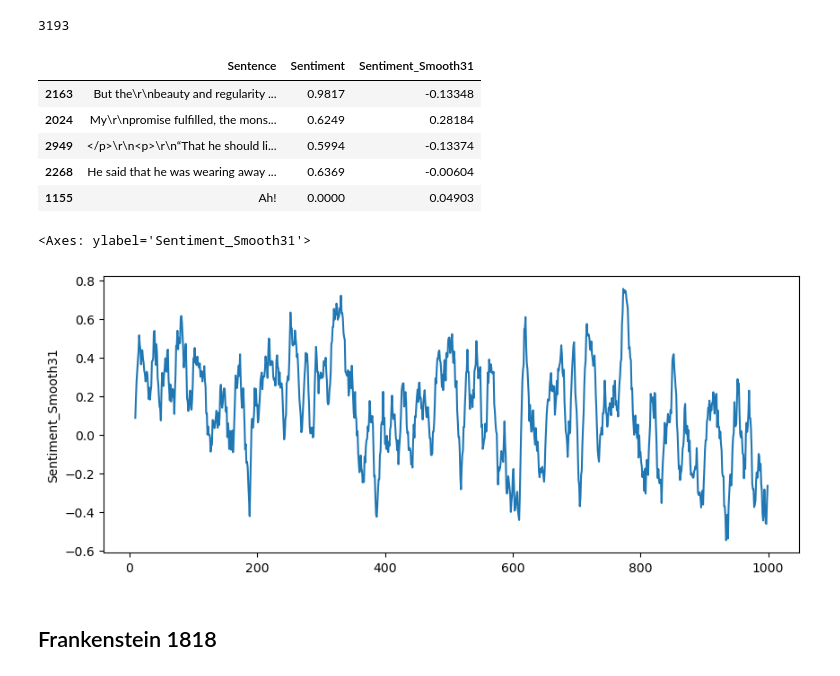
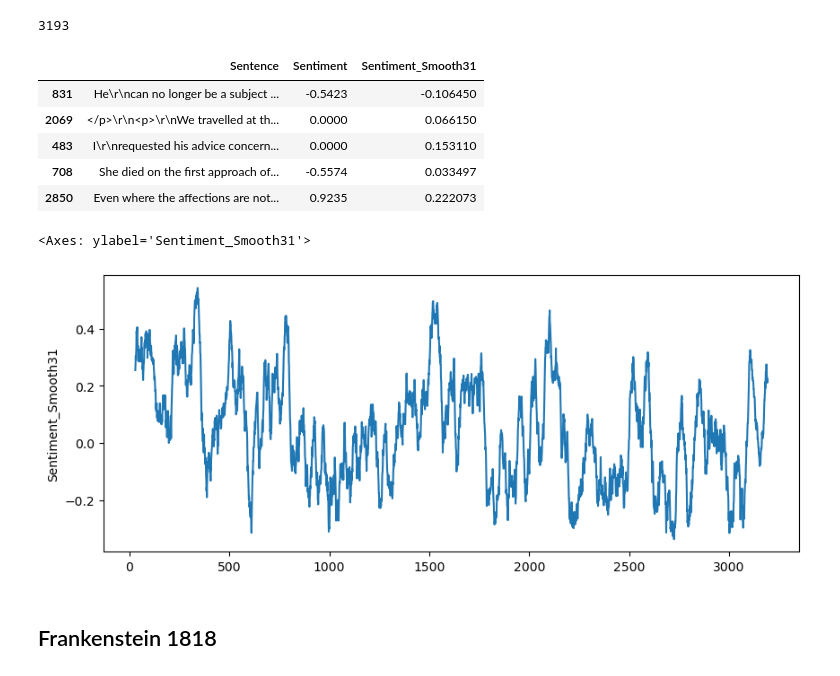
Before and after one commit to AndersVV/AV-projects-and-portfolio, a Jupyter notebook: frankenstein_nlp_comparison.ipynb, the cells around one changed output. Drawn from its saved outputs; the diff is of its cells as text; code cells hidden in the pictures.

```diff
--- a/frankenstein_nlp_comparison.ipynb
+++ b/frankenstein_nlp_comparison.ipynb
@@ -98,22 +100,22 @@ sentence_lev_df2 = pd.DataFrame(
      'Sentiment': sentence_lev_sent2}
 )
 
-sentence_lev_df2['Sentiment_Smooth31'] = sentence_lev_df2['Sentiment'].rolling(10).mean()
+sentence_lev_df2['Sentiment_Smooth31'] = sentence_lev_df2['Sentiment'].rolling(30).mean()
 
 sentence_lev_df2.sample(5)
 # %% [output]
 |  | Sentence | Sentiment | Sentiment_Smooth31 |
-| 2163 | But the\r\nbeauty and regularity ... | 0.9817 | -0.13348 |
-| 2024 | My\r\npromise fulfilled, the mons... | 0.6249 | 0.28184 |
-| 2949 | </p>\r\n<p>\r\n“That he should li... | 0.5994 | -0.13374 |
-| 2268 | He said that he was wearing away ... | 0.6369 | -0.00604 |
-| 1155 | Ah! | 0.0000 | 0.04903 |
+| 831 | He\r\ncan no longer be a subject ... | -0.5423 | -0.106450 |
+| 2069 | </p>\r\n<p>\r\nWe travelled at th... | 0.0000 | 0.066150 |
+| 483 | I\r\nrequested his advice concern... | 0.0000 | 0.153110 |
+| 708 | She died on the first approach of... | -0.5574 | 0.033497 |
+| 2850 | Even where the affections are not... | 0.9235 | 0.222073 |
 # %%
 plt.figure(figsize=(10, 4))
-sns.lineplot(x=sentence_lev_df2.index.to_list()[:1000], y='Sentiment_Smooth31', data=sentence_lev_df2.iloc[:1000])
+sns.lineplot(x=sentence_lev_df2.index.to_list()[:1000000], y='Sentiment_Smooth31', data=sentence_lev_df2.iloc[:1000000])
 # %% [output]
 <Axes: ylabel='Sentiment_Smooth31'>
-[figure, old version]
+[figure, new version]
 # %% [markdown]
 ## Frankenstein 1818
 # %%
```
Also changed, not shown: parts of 35 cells of this notebook.
